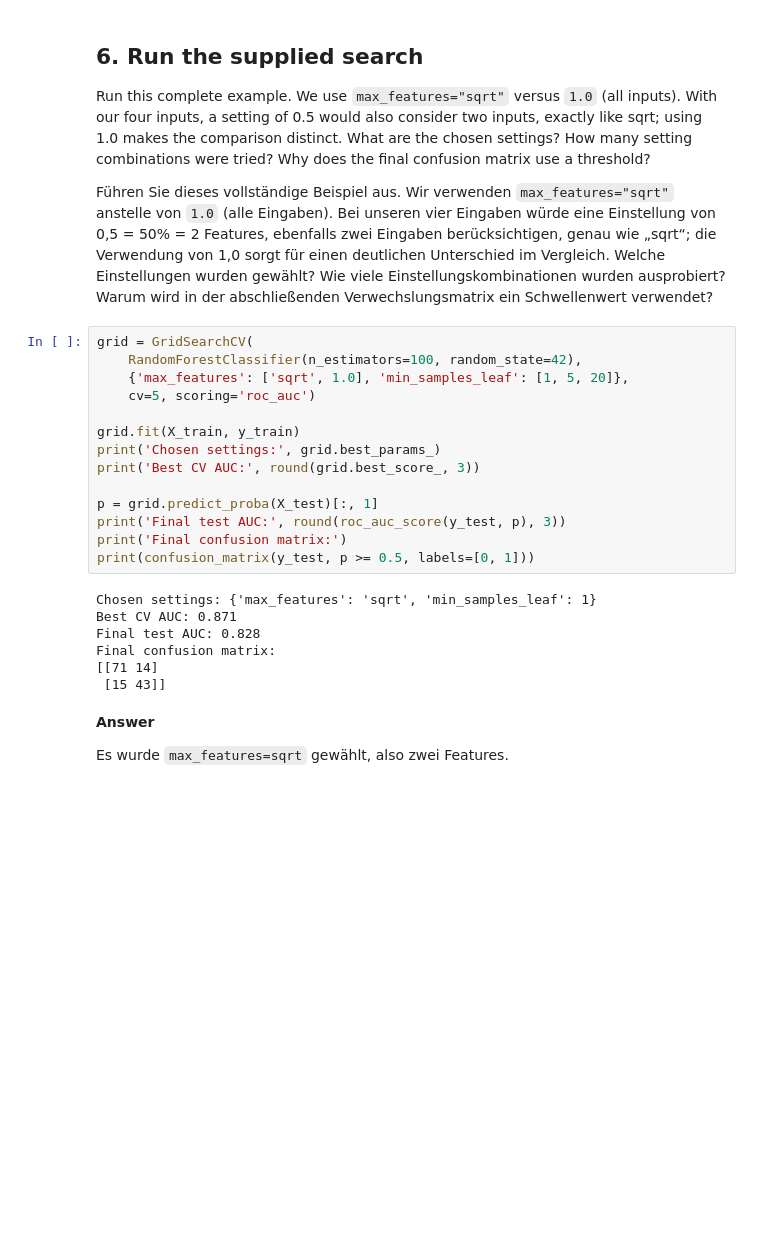
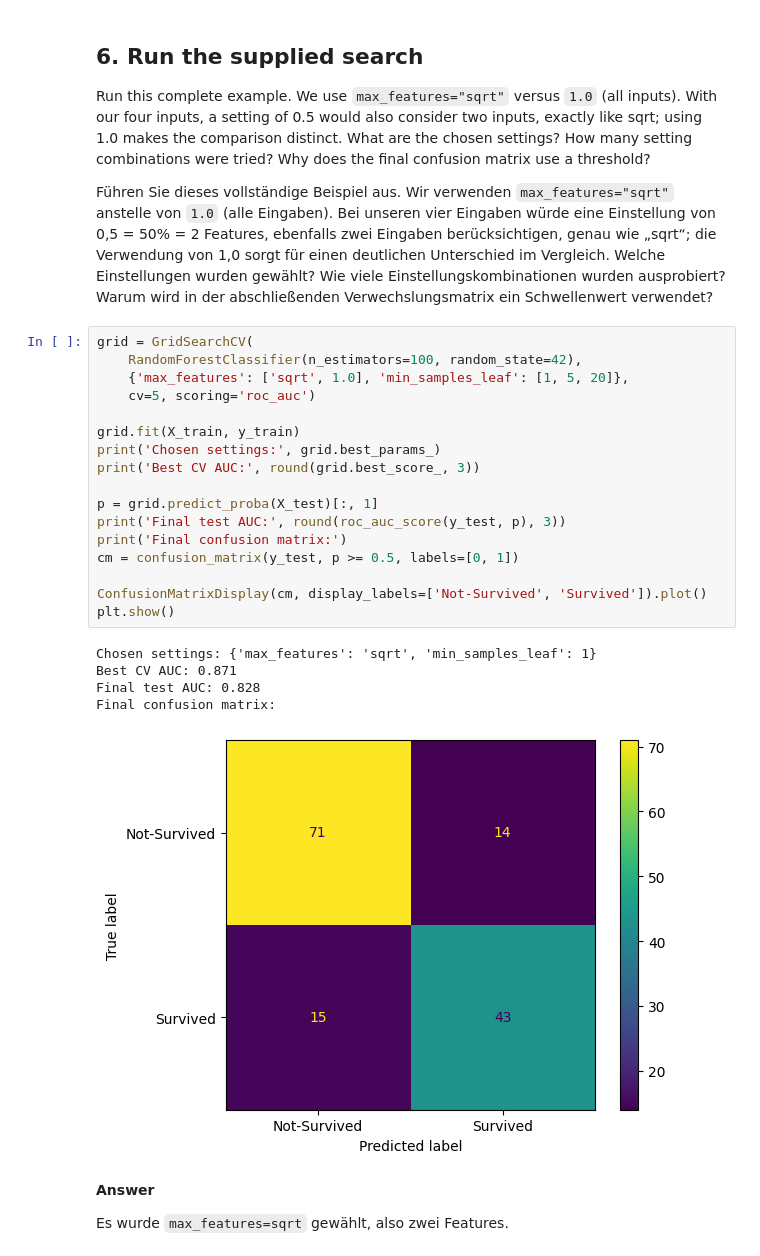
Before and after one commit to simonschmid30/python_machine_learning_basics, a Jupyter notebook: 05_Classification_Trees_Ensembles/classification_trees_ensembles_exercise.ipynb, the cells around one changed output. Cells and saved outputs as stored; diff of their text form; blank space fills up the shorter version.

```diff
--- a/05_Classification_Trees_Ensembles/classification_trees_ensembles_exercise.ipynb
+++ b/05_Classification_Trees_Ensembles/classification_trees_ensembles_exercise.ipynb
@@ -157,24 +157,26 @@ Führen Sie dieses vollständige Beispiel aus. Wir verwenden `max_features="sqrt
 # %%
 grid = GridSearchCV(
     RandomForestClassifier(n_estimators=100, random_state=42),
     {'max_features': ['sqrt', 1.0], 'min_samples_leaf': [1, 5, 20]},
     cv=5, scoring='roc_auc')
 
 grid.fit(X_train, y_train)
 print('Chosen settings:', grid.best_params_)
 print('Best CV AUC:', round(grid.best_score_, 3))
 
 p = grid.predict_proba(X_test)[:, 1]
 print('Final test AUC:', round(roc_auc_score(y_test, p), 3))
 print('Final confusion matrix:')
-print(confusion_matrix(y_test, p >= 0.5, labels=[0, 1]))
+cm = confusion_matrix(y_test, p >= 0.5, labels=[0, 1])
+
+ConfusionMatrixDisplay(cm, display_labels=['Not-Survived', 'Survived']).plot()
+plt.show()
 # %% [output]
 Chosen settings: {'max_features': 'sqrt', 'min_samples_leaf': 1}
 Best CV AUC: 0.871
 Final test AUC: 0.828
 Final confusion matrix:
-[[71 14]
- [15 43]]
+[figure, added]
 # %% [markdown]
 **Answer**
 
```
Also changed, not shown: parts of 2 cells of this notebook.
